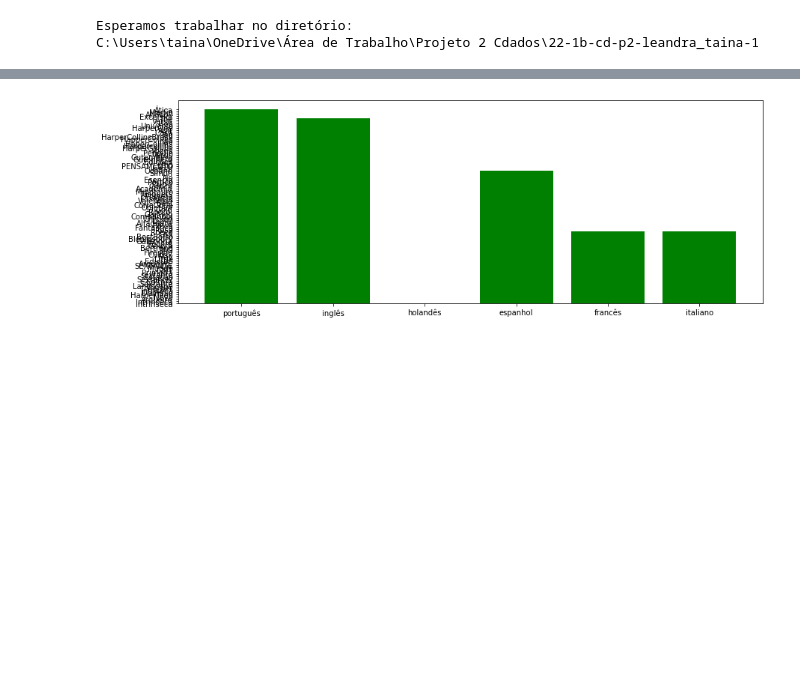
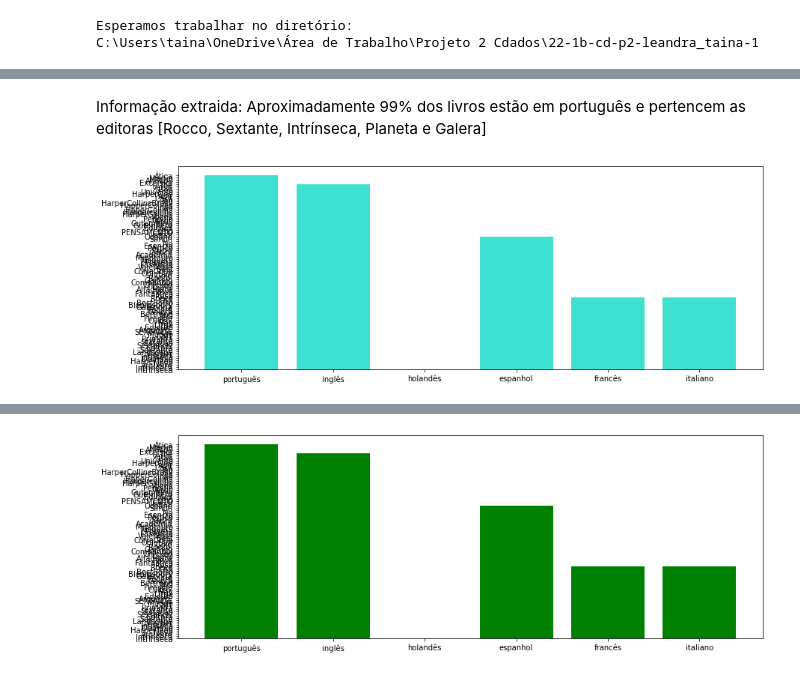
Before and after one commit to insper-classroom/22-1b-cd-p2-leandra_taina, a Jupyter notebook: Oficial.ipynb, the cells around one changed output, grey strips where cells are left out. Cells and saved outputs as stored; diff of their text form; code cells hidden in the pictures; blank space fills up the shorter version.

```diff
--- a/Oficial.ipynb
+++ b/Oficial.ipynb
@@ -119,0 +94,2 @@ pd.crosstab()
+# %% [markdown]
+Informação extraida: Aproximadamente 99% dos livros estão em português e pertencem as editoras [Rocco, Sextante, Intrínseca, Planeta e Galera]
@@ -119,0 +98,8 @@ pd.crosstab()
+# %%
+plt.figure(figsize=(14,5))
+plt.bar(dados.idioma,dados.editora, color='turquoise')
+
+plt.title('')
+plt.show()
+# %% [output]
+[figure, added]
```
Also changed, not shown: parts of 28 cells of this notebook.
